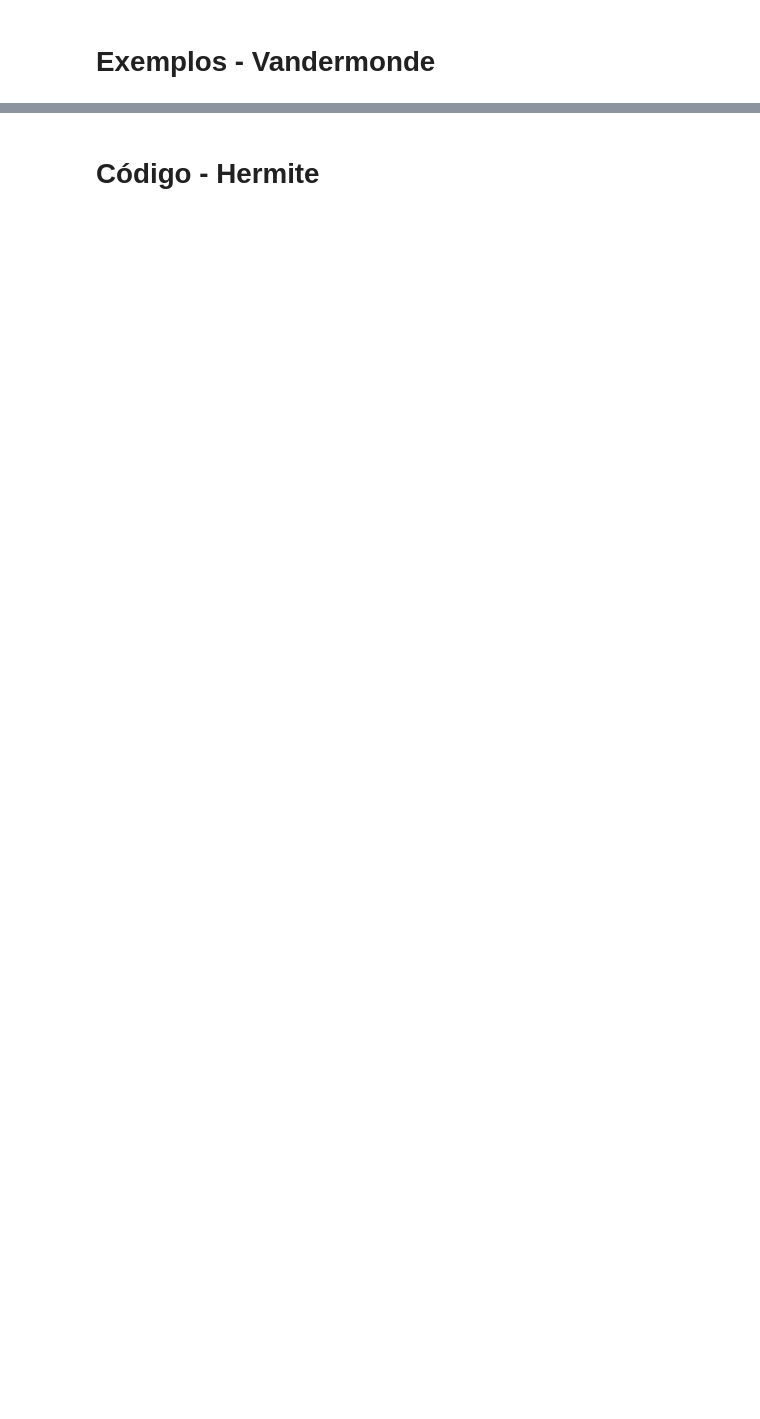
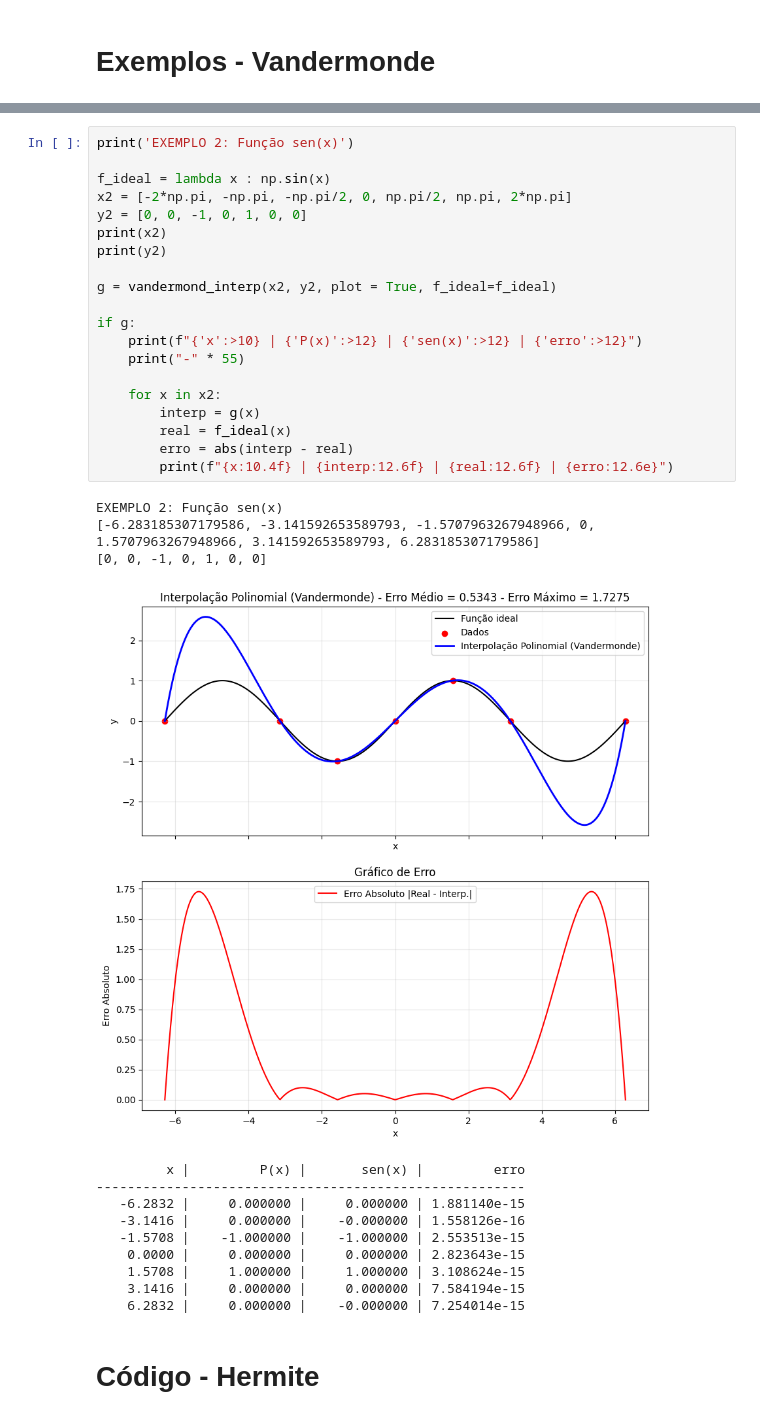
Before and after one commit to vrsmic/CB2325NumericaG1, a Jupyter notebook: src/CB2325NumericaG1/interpolacao/interpolacao.ipynb, the cells around one changed output, grey strips where cells are left out. Cells and saved outputs as stored; diff of their text form; blank space fills up the shorter version.

```diff
--- a/src/CB2325NumericaG1/interpolacao/interpolacao.ipynb
+++ b/src/CB2325NumericaG1/interpolacao/interpolacao.ipynb
@@ -454,3 +441,37 @@ Exemplo 3
+# %%
+print('EXEMPLO 2: Função sen(x)')
+
+f_ideal = lambda x : np.sin(x)
+x2 = [-2*np.pi, -np.pi, -np.pi/2, 0, np.pi/2, np.pi, 2*np.pi]
+y2 = [0, 0, -1, 0, 1, 0, 0]
+print(x2)
+print(y2)
+
+g = vandermond_interp(x2, y2, plot = True, f_ideal=f_ideal)
+
+if g:
+    print(f"{'x':>10} | {'P(x)':>12} | {'sen(x)':>12} | {'erro':>12}")
+    print("-" * 55)
+
+    for x in x2:
+        interp = g(x)
+        real = f_ideal(x)
+        erro = abs(interp - real)
+        print(f"{x:10.4f} | {interp:12.6f} | {real:12.6f} | {erro:12.6e}")
+# %% [output]
+EXEMPLO 2: Função sen(x)
+[-6.283185307179586, -3.141592653589793, -1.5707963267948966, 0, 1.5707963267948966, 3.141592653589793, 6.283185307179586]
+[0, 0, -1, 0, 1, 0, 0]
+[figure, added]
+         x |         P(x) |       sen(x) |         erro
+-------------------------------------------------------
+   -6.2832 |     0.000000 |     0.000000 | 1.881140e-15
+   -3.1416 |     0.000000 |    -0.000000 | 1.558126e-16
+   -1.5708 |    -1.000000 |    -1.000000 | 2.553513e-15
+    0.0000 |     0.000000 |     0.000000 | 2.823643e-15
+    1.5708 |     1.000000 |     1.000000 | 3.108624e-15
+    3.1416 |     0.000000 |     0.000000 | 7.584194e-15
+    6.2832 |     0.000000 |    -0.000000 | 7.254014e-15
 # %% [markdown]
 # Código - Hermite
 # %%
```
Also changed, not shown: parts of 5 cells of this notebook, 1 other file.
